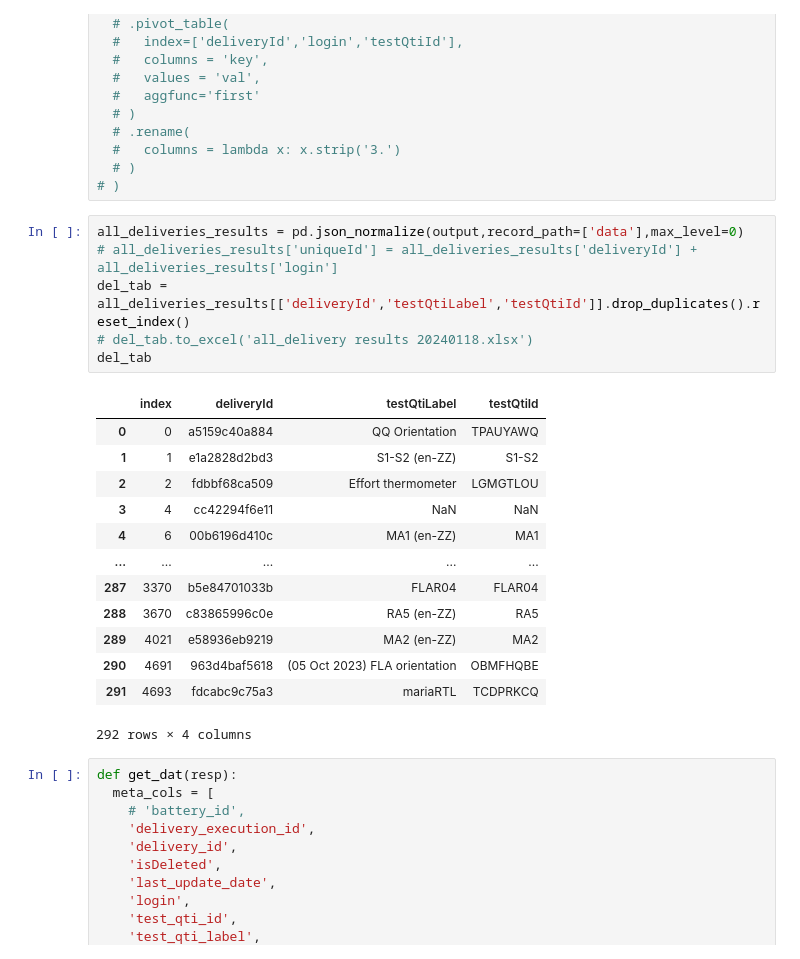
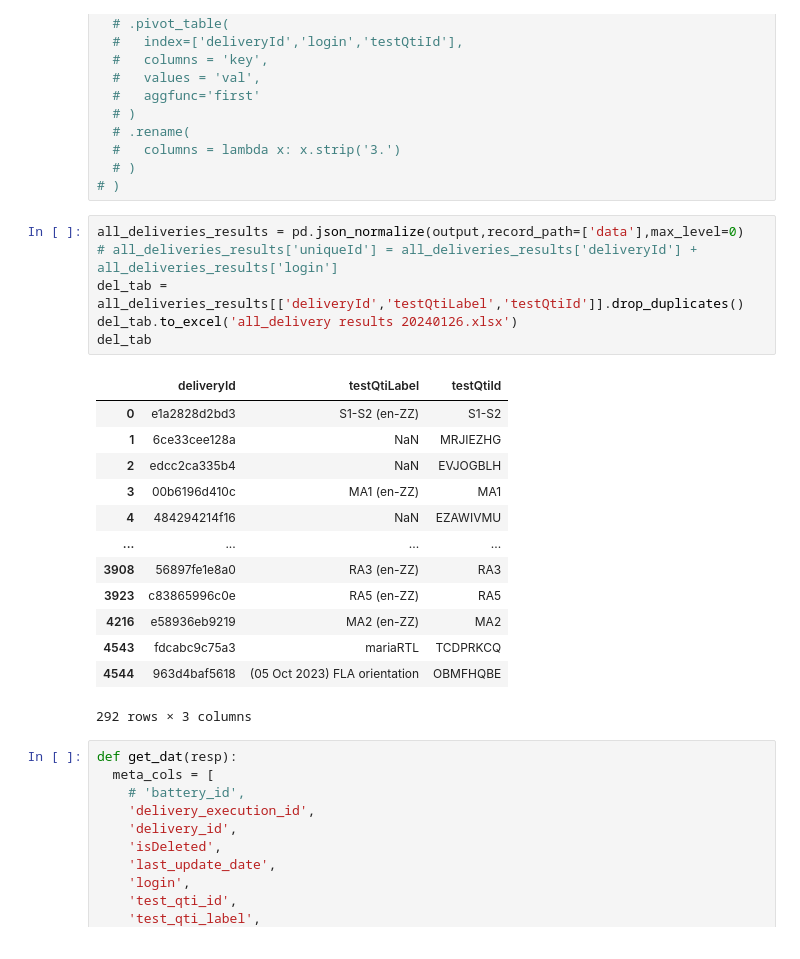
Before and after one commit to leonhead-acer/pisa2025-api-etl, a Jupyter notebook: Getting_started_with_Data_Extraction.ipynb, the cells around one changed output. Cells and saved outputs as stored; diff of their text form.

Commit message:
Add/delete tables and ingest data

```diff
--- a/Getting_started_with_Data_Extraction.ipynb
+++ b/Getting_started_with_Data_Extraction.ipynb
@@ -385,23 +416,23 @@ output = api_json_extract(ent_df[ent_keys[0]], entity = ent_keys[0], options = N
 # %%
 all_deliveries_results = pd.json_normalize(output,record_path=['data'],max_level=0)
 # all_deliveries_results['uniqueId'] = all_deliveries_results['deliveryId'] + all_deliveries_results['login']
-del_tab = all_deliveries_results[['deliveryId','testQtiLabel','testQtiId']].drop_duplicates().reset_index()
-# del_tab.to_excel('all_delivery results 20240118.xlsx')
+del_tab = all_deliveries_results[['deliveryId','testQtiLabel','testQtiId']].drop_duplicates()
+del_tab.to_excel('all_delivery results 20240126.xlsx')
 del_tab
 # %% [output]
-|  | index | deliveryId | testQtiLabel | testQtiId |
-| 0 | 0 | a5159c40a884 | QQ Orientation | TPAUYAWQ |
-| 1 | 1 | e1a2828d2bd3 | S1-S2 (en-ZZ) | S1-S2 |
-| 2 | 2 | fdbbf68ca509 | Effort thermometer | LGMGTLOU |
-| 3 | 4 | cc42294f6e11 | NaN | NaN |
-| 4 | 6 | 00b6196d410c | MA1 (en-ZZ) | MA1 |
-| ... | ... | ... | ... | ... |
-| 287 | 3370 | b5e84701033b | FLAR04 | FLAR04 |
-| 288 | 3670 | c83865996c0e | RA5 (en-ZZ) | RA5 |
-| 289 | 4021 | e58936eb9219 | MA2 (en-ZZ) | MA2 |
-| 290 | 4691 | 963d4baf5618 | (05 Oct 2023) FLA orientation | OBMFHQBE |
-| 291 | 4693 | fdcabc9c75a3 | mariaRTL | TCDPRKCQ |
+|  | deliveryId | testQtiLabel | testQtiId |
+| 0 | e1a2828d2bd3 | S1-S2 (en-ZZ) | S1-S2 |
+| 1 | 6ce33cee128a | NaN | MRJIEZHG |
+| 2 | edcc2ca335b4 | NaN | EVJOGBLH |
+| 3 | 00b6196d410c | MA1 (en-ZZ) | MA1 |
+| 4 | 484294214f16 | NaN | EZAWIVMU |
+| ... | ... | ... | ... |
+| 3908 | 56897fe1e8a0 | RA3 (en-ZZ) | RA3 |
+| 3923 | c83865996c0e | RA5 (en-ZZ) | RA5 |
+| 4216 | e58936eb9219 | MA2 (en-ZZ) | MA2 |
+| 4543 | fdcabc9c75a3 | mariaRTL | TCDPRKCQ |
+| 4544 | 963d4baf5618 | (05 Oct 2023) FLA orientation | OBMFHQBE |
-292 rows × 4 columns
+292 rows × 3 columns
 # %%
 def get_dat(resp):
   meta_cols = [
```
Also changed, not shown: parts of 11 cells of this notebook.
